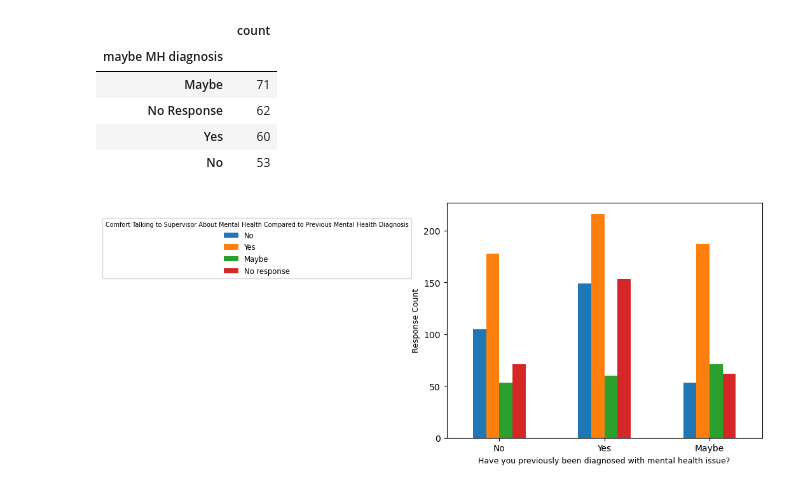
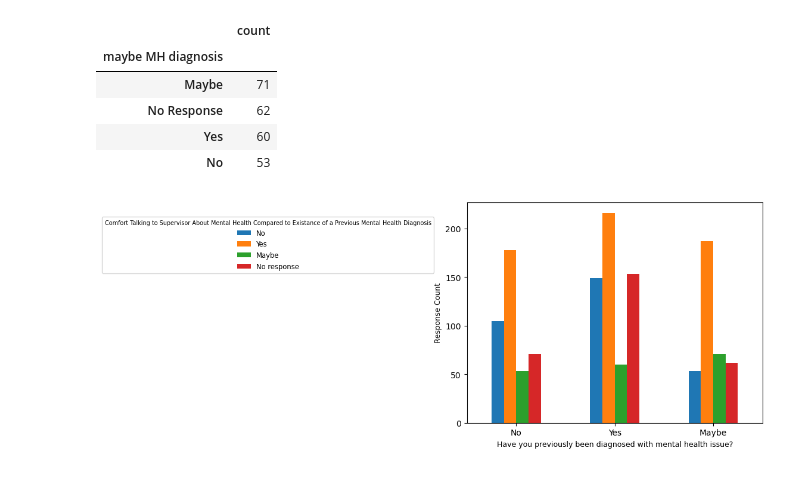
Before and after one commit to SecondHandSushi/Project-1-Mental-Tech, a Jupyter notebook: diagnosis_comfort_prev_superv.ipynb, the cells around one changed output. Saved outputs shown, nothing was run; the diff lists cells and outputs as text; code cells hidden in the pictures.

```diff
--- a/diagnosis_comfort_prev_superv.ipynb
+++ b/diagnosis_comfort_prev_superv.ipynb
@@ -132,20 +132,20 @@ maybe_answer
 # %%
 MH_diagnosis = ["No", "Yes", "Maybe"]
 no_number = [105, 149, 53]
 yes_number = [178, 216, 187]
 maybe_number = [53, 60, 71]
 no_response = [71, 153, 62]
 
 MH_diagnosis_df = pd.DataFrame({"No": no_number, "Yes": yes_number, "Maybe": maybe_number, "No response": no_response}, index=MH_diagnosis)
 MH_diagnosis_df.plot.bar(rot=0)
 plt.xticks(fontsize=10)
 plt.yticks(fontsize=10)
-plt.legend(title="Comfort Talking to Supervisor About Mental Health Compared to Previous Mental Health Diagnosis", loc="best", title_fontsize="x-small", bbox_to_anchor=(-0.1, 0.95), fontsize="small")
+plt.legend(title="Comfort Talking to Supervisor About Mental Health Compared to Existance of a Previous Mental Health Diagnosis", loc="best", title_fontsize="x-small", bbox_to_anchor=(-0.1, 0.95), fontsize="small")
 plt.xlabel("Have you previously been diagnosed with mental health issue?", size=9)
 plt.ylabel("Response Count", size=9)
 
 # Save the figure
 plt.savefig("Figures/diagnosis_fullprevdiag.png")
 plt.show()
 # %% [output]
-[figure, old version]
+[figure, new version]
```
Also changed, not shown: 8 other files.
